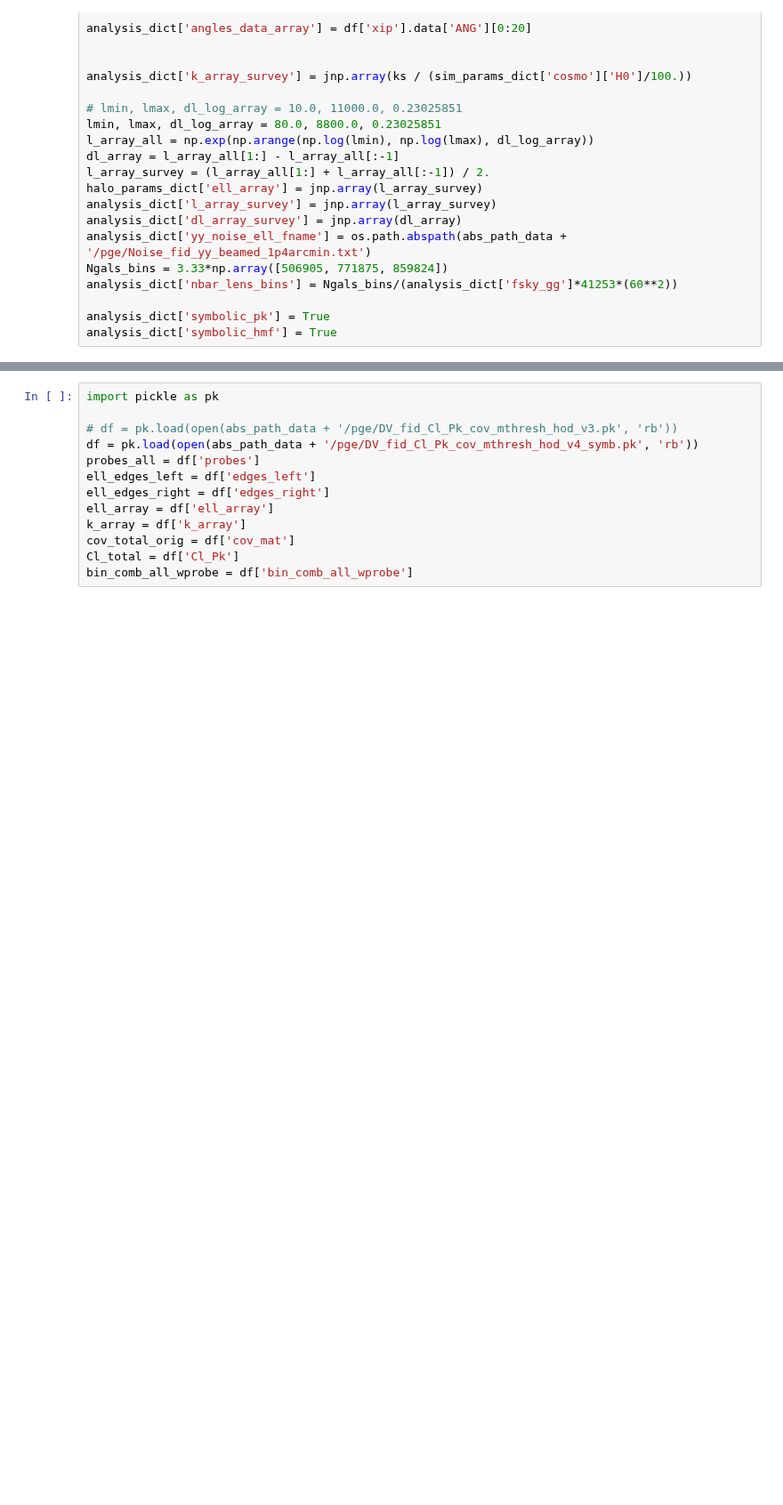
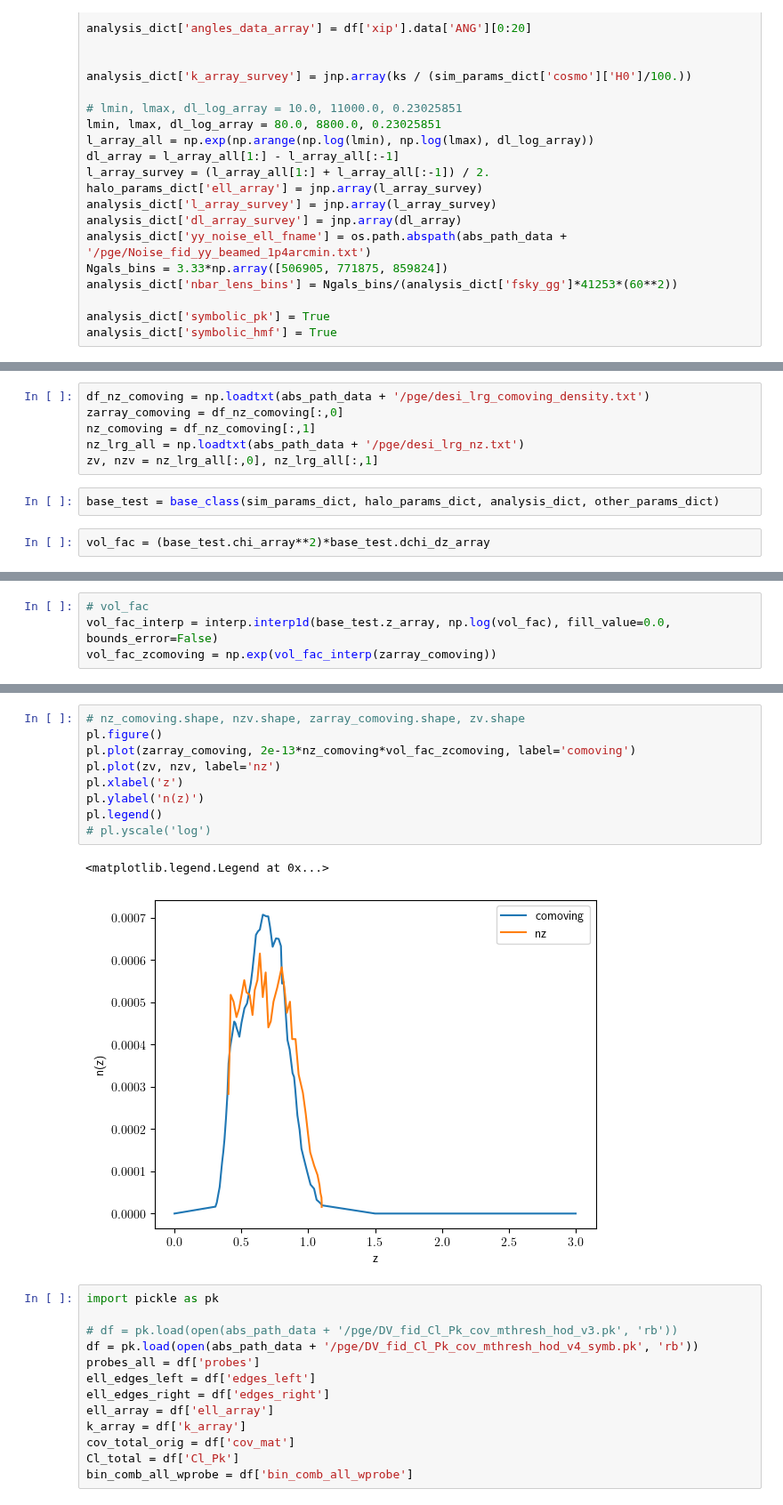
Before and after one commit to shivampcosmo/GODMAX, a Jupyter notebook: notebooks/Pge/test_sampling.ipynb, the cells around one changed output, grey strips where cells are left out. Shown at 89% size. Saved outputs shown, nothing was run; the diff lists cells and outputs as text; blank space fills up the shorter version.

```diff
--- a/notebooks/Pge/test_sampling.ipynb
+++ b/notebooks/Pge/test_sampling.ipynb
@@ -153,0 +146,10 @@ array([  90.35701651,  113.75274429,  143.20622055,  180.28595031,
+# %%
+df_nz_comoving = np.loadtxt(abs_path_data + '/pge/desi_lrg_comoving_density.txt')
+zarray_comoving = df_nz_comoving[:,0]
+nz_comoving = df_nz_comoving[:,1]
+nz_lrg_all = np.loadtxt(abs_path_data + '/pge/desi_lrg_nz.txt')
+zv, nzv = nz_lrg_all[:,0], nz_lrg_all[:,1]
+# %%
+base_test = base_class(sim_params_dict, halo_params_dict, analysis_dict, other_params_dict)
+# %%
+vol_fac = (base_test.chi_array**2)*base_test.dchi_dz_array
@@ -153,0 +162,4 @@ array([  90.35701651,  113.75274429,  143.20622055,  180.28595031,
+# %%
+# vol_fac
+vol_fac_interp = interp.interp1d(base_test.z_array, np.log(vol_fac), fill_value=0.0, bounds_error=False)
+vol_fac_zcomoving = np.exp(vol_fac_interp(zarray_comoving))
@@ -154,3 +184,15 @@ array([  90.35701651,  113.75274429,  143.20622055,  180.28595031,
+# %%
+# nz_comoving.shape, nzv.shape, zarray_comoving.shape, zv.shape
+pl.figure()
+pl.plot(zarray_comoving, 2e-13*nz_comoving*vol_fac_zcomoving, label='comoving')
+pl.plot(zv, nzv, label='nz')
+pl.xlabel('z')
+pl.ylabel('n(z)')
+pl.legend()
+# pl.yscale('log')
+# %% [output]
+<matplotlib.legend.Legend at 0x...>
+[figure, added]
 # %%
 import pickle as pk
 
```
Also changed, not shown: parts of 3 cells of this notebook, 2 other files.
